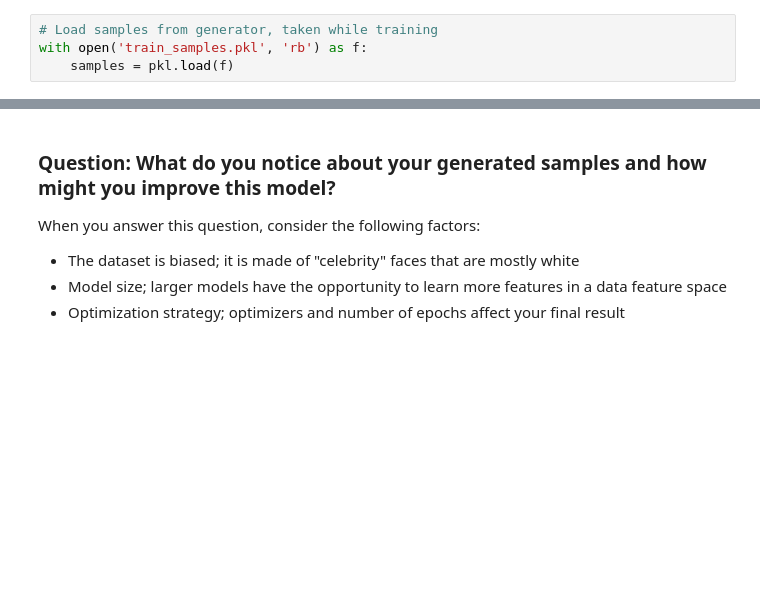
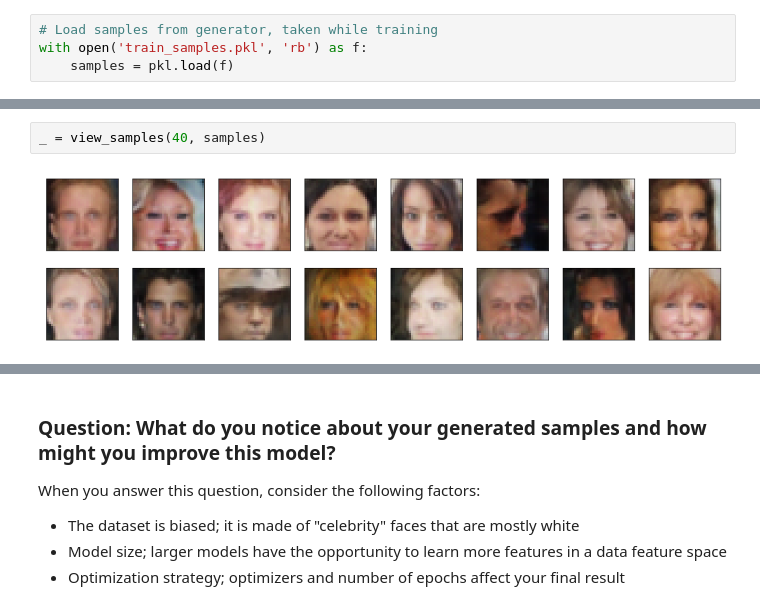
Before and after one commit to yikster/project-face-generation, a Jupyter notebook: dlnd_face_generation.ipynb, the cells around one changed output, grey strips where cells are left out. Cells and saved outputs as stored; diff of their text form; blank space fills up the shorter version.

```diff
--- a/dlnd_face_generation.ipynb
+++ b/dlnd_face_generation.ipynb
@@ -707,0 +708,4 @@ _ = view_samples(-1, samples)
+# %%
+_ = view_samples(40, samples)
+# %% [output]
+[figure, added]
```
Also changed, not shown: parts of 12 cells of this notebook.
